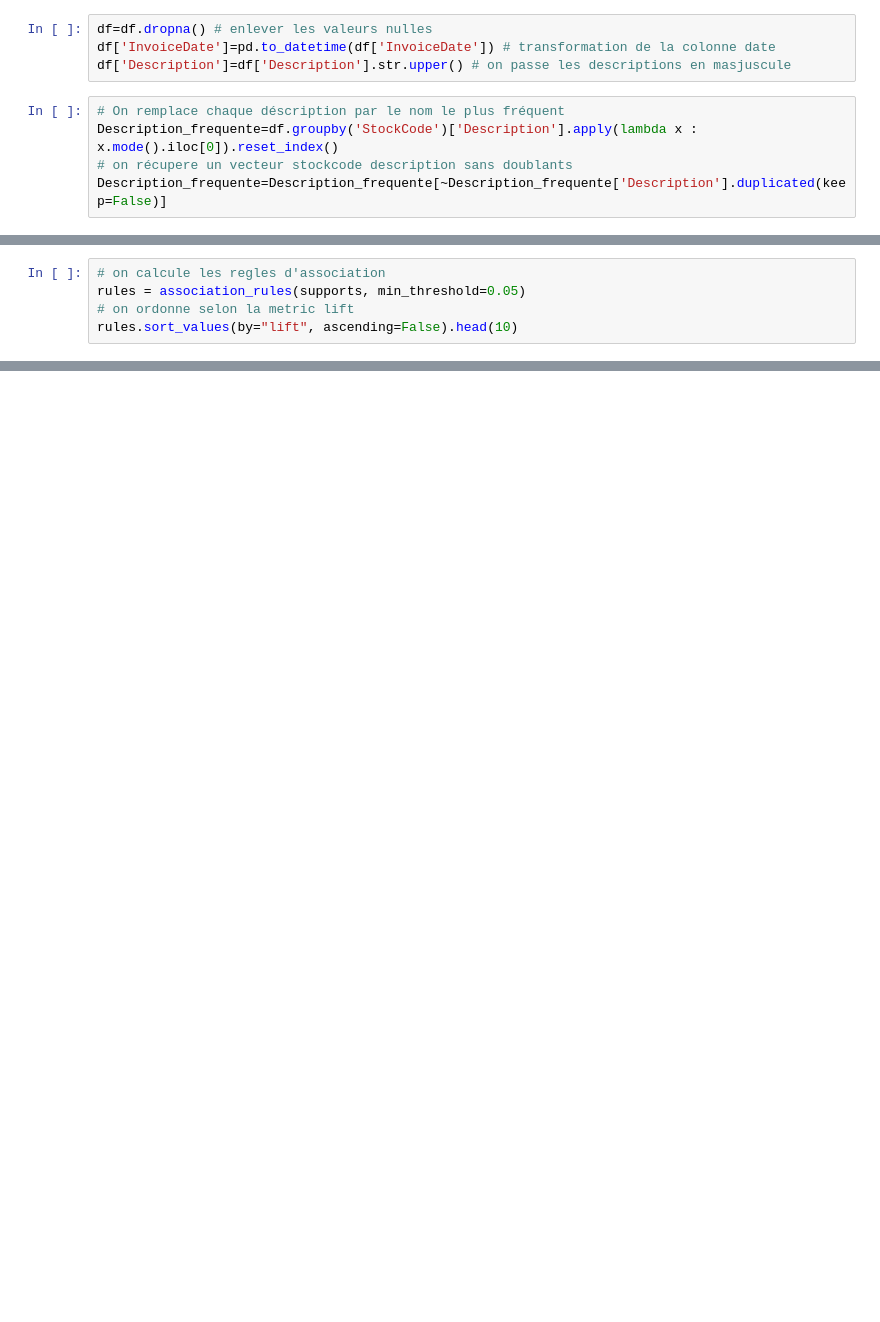
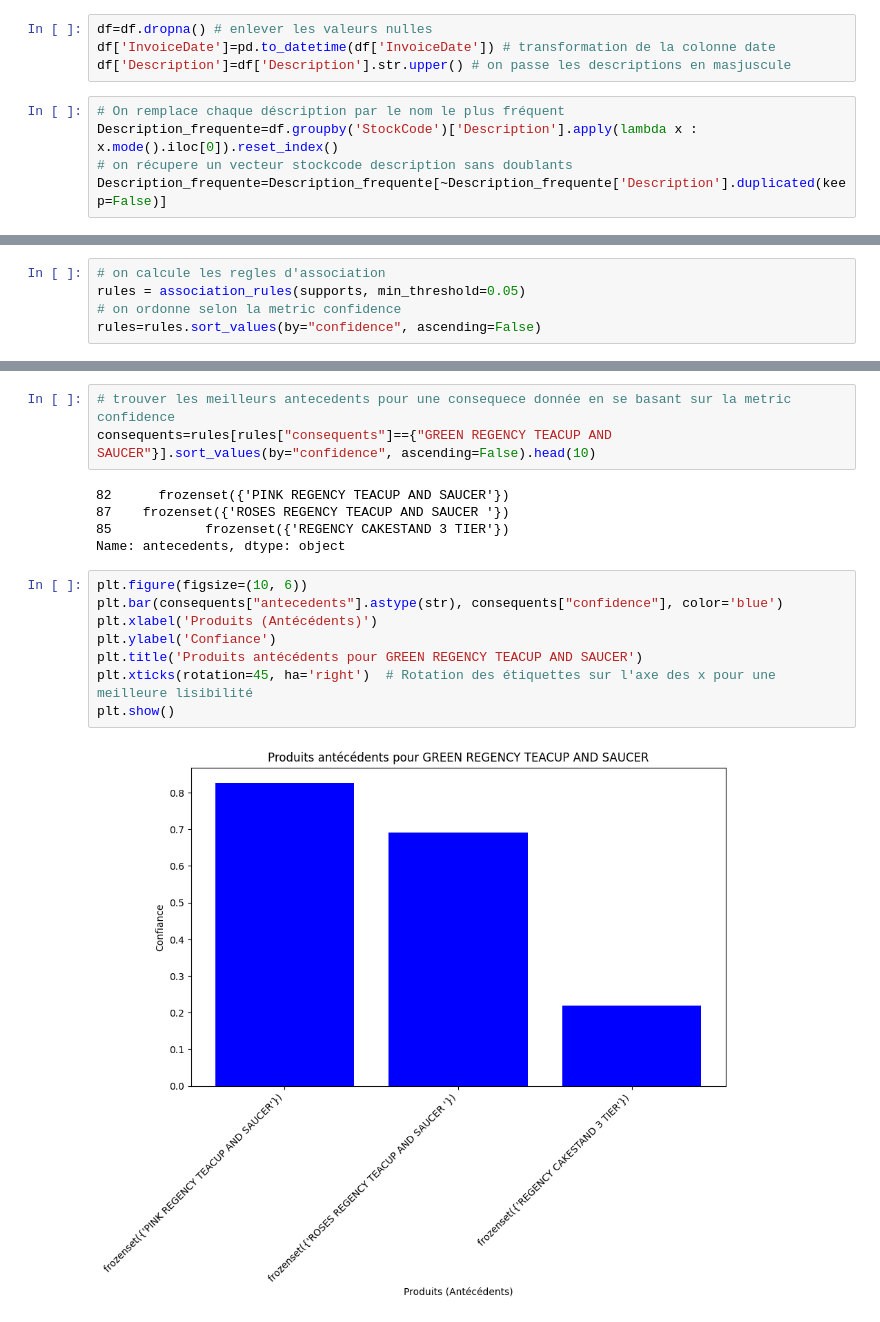
Before and after one commit to AchourSimoud/Projet_data_mining, a Jupyter notebook: projet_DM.ipynb, the cells around one changed output, grey strips where cells are left out. Cells and saved outputs as stored; diff of their text form; blank space fills up the shorter version.

```diff
--- a/projet_DM.ipynb
+++ b/projet_DM.ipynb
@@ -121,5 +107,5 @@ G3items
 # %%
 # on calcule les regles d'association
 rules = association_rules(supports, min_threshold=0.05)
-# on ordonne selon la metric lift
-rules.sort_values(by="lift", ascending=False).head(10)
+# on ordonne selon la metric confidence
+rules=rules.sort_values(by="confidence", ascending=False)
@@ -176,0 +130,18 @@ print(top_3_products)
+# %%
+# trouver les meilleurs antecedents pour une consequece donnée en se basant sur la metric confidence
+consequents=rules[rules["consequents"]=={"GREEN REGENCY TEACUP AND SAUCER"}].sort_values(by="confidence", ascending=False).head(10)
+# %% [output]
+82      frozenset({'PINK REGENCY TEACUP AND SAUCER'})
+87    frozenset({'ROSES REGENCY TEACUP AND SAUCER '})
+85            frozenset({'REGENCY CAKESTAND 3 TIER'})
+Name: antecedents, dtype: object
+# %%
+plt.figure(figsize=(10, 6))
+plt.bar(consequents["antecedents"].astype(str), consequents["confidence"], color='blue')
+plt.xlabel('Produits (Antécédents)')
+plt.ylabel('Confiance')
+plt.title('Produits antécédents pour GREEN REGENCY TEACUP AND SAUCER')
+plt.xticks(rotation=45, ha='right')  # Rotation des étiquettes sur l'axe des x pour une meilleure lisibilité
+plt.show()
+# %% [output]
+[figure, added]
```
Also changed, not shown: parts of 22 cells of this notebook, 2 other files.
